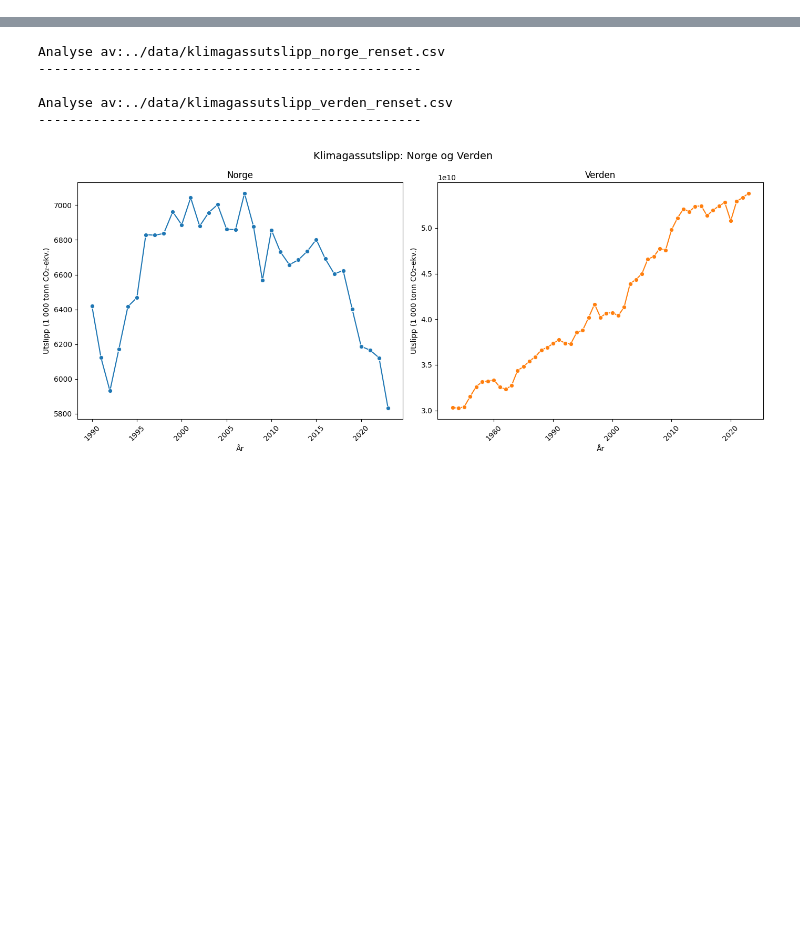
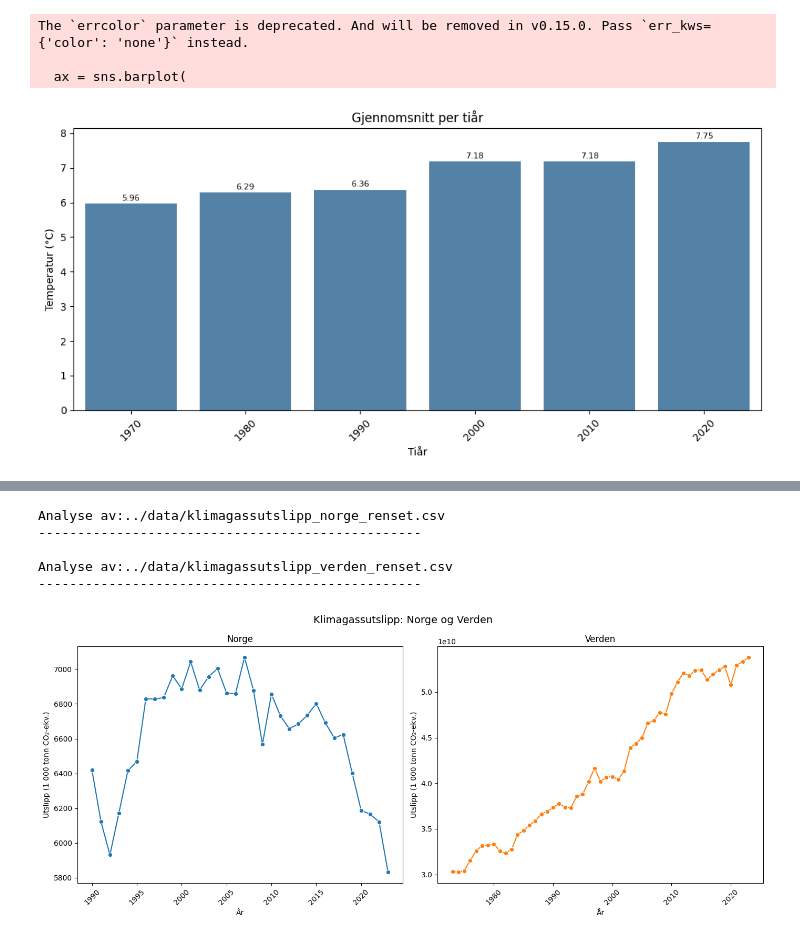
Before and after one commit to idunnbh/Mappe, a Jupyter notebook: notebooks/Visualisering.ipynb, the cells around one changed output, grey strips where cells are left out. Saved outputs shown, nothing was run; the diff lists cells and outputs as text; code cells hidden in the pictures; blank space fills up the shorter version.

Commit message:
Endret funksjonene for visualisering av temp for å passe den nye funskjonaliteten i statistikk.py

```diff
--- a/notebooks/Visualisering.ipynb
+++ b/notebooks/Visualisering.ipynb
@@ -5,14 +5,21 @@ import numpy as np
 import sys, os
 sys.path.append(os.path.abspath("../src"))
 # %%
-from temp_visualisering import load_and_compute, plot_interactive_bokeh, plot_by_decade
+# Visualisering av årlig temperatur
+from temp_visualisering import plot_interactive_bokeh
+from statistikk import analyser_fil
 
-# 1) Last inn og beregn én gang
-årlig_snitt, tiårs_snitt = load_and_compute("../data/temp_gloshaugen_historisk_renset_ 50.csv")
+stat_dict, _, _ = analyser_fil(
+    filsti="../data/temp_gloshaugen_historisk_renset_ 50.csv",
+    sep=",",
+    datokolonne="tidspunkt",
+    groupby="år"
+)
 
-# 2) Kall den ene funksjonen du vil vise:
-plot_interactive_bokeh(årlig_snitt)
-plot_by_decade(tiårs_snitt)
+årlig_df = stat_dict["temperatur"]
+årlig_df = årlig_df[årlig_df["år"] < 2025]
+
+plot_interactive_bokeh(årlig_df)
 # %% [output]
 [interactive output not drawn]
 [interactive output not drawn]
@@ -26,3 +29,16 @@ Passing `palette` without assigning `hue` is deprecated and will be removed in v
+# %%
+# Visualisering av gjennomsnittstemperatur per tiår
+from statistikk import tiår_snitt
+from temp_visualisering import plot_by_decade
+
+filtrert_df = årlig_df[årlig_df["år"] < 2025]
+tiår_df = tiår_snitt(filtrert_df, årskolonne="år", verdikolonne="gjennomsnitt")
+plot_by_decade(tiår_df)
+# %% [output]
+The `errcolor` parameter is deprecated. And will be removed in v0.15.0. Pass `err_kws={'color': 'none'}` instead.
+
+  ax = sns.barplot(
+[figure, added]
 # %%
 # Visualisering av klimagass-utslipp i Norge
 import sys, os
```
Also changed, not shown: parts of 2 cells of this notebook, 1 other file.
